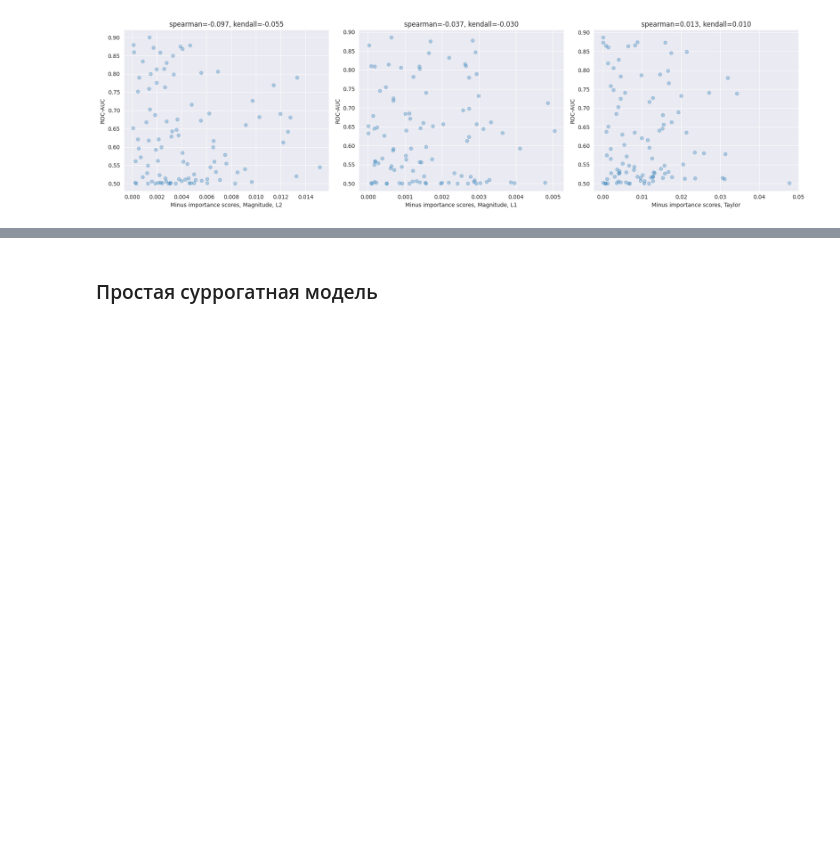
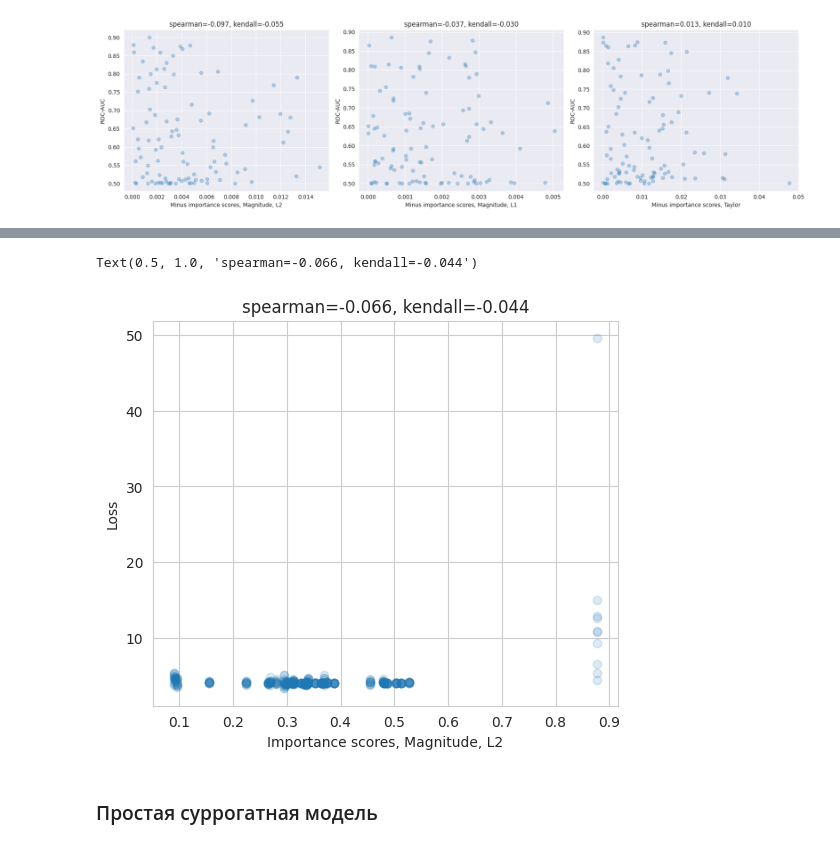
Before and after one commit to intsystems/Zero-shot-structural-pruning, a Jupyter notebook: src/depgraph-experiments.ipynb, the cells around one changed output, grey strips where cells are left out. Drawn from its saved outputs; the diff is of its cells as text; code cells hidden in the pictures; blank space fills up the shorter version.

```diff
--- a/src/depgraph-experiments.ipynb
+++ b/src/depgraph-experiments.ipynb
@@ -1751,3 +1862,28 @@ plt.tight_layout()
+# %%
+plt.figure(figsize=(6, 5))
+
+with sns.axes_style('whitegrid'):
+    plt.scatter(
+        history_metrics[importance_name]['importance'],
+        history_metrics[importance_name]['loss'],
+        alpha=0.15
+        )
+plt.xlabel(f'Importance scores, {importance_name}')
+plt.ylabel('Loss')
+
+spearman_corr, _ = spearmanr(
+    history_metrics[importance_name]['importance'],
+    history_metrics[importance_name]['loss'],
+    )
+kendall_corr, _ = kendalltau(
+    history_metrics[importance_name]['importance'],
+    history_metrics[importance_name]['loss'],
+    )
+
+plt.title(f'spearman={spearman_corr:.3f}, kendall={kendall_corr:.3f}')
+# %% [output]
+Text(0.5, 1.0, 'spearman=-0.066, kendall=-0.044')
+[figure, added]
 # %% [markdown]
 ### Простая суррогатная модель
 # %% [markdown]
```
Also changed, not shown: parts of 35 cells of this notebook.
